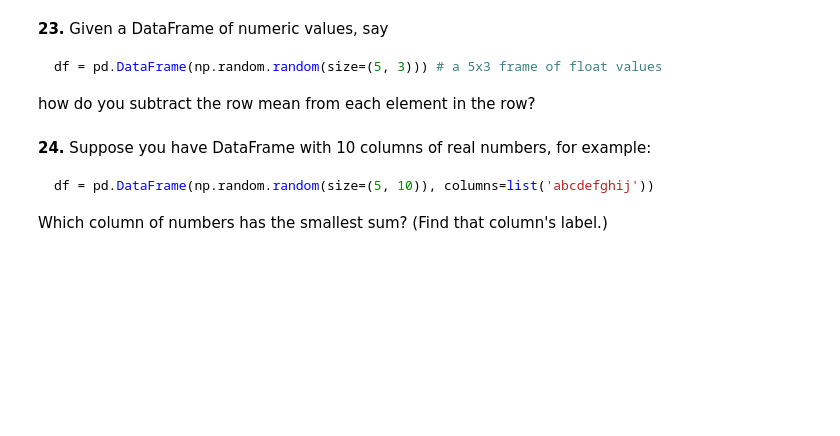
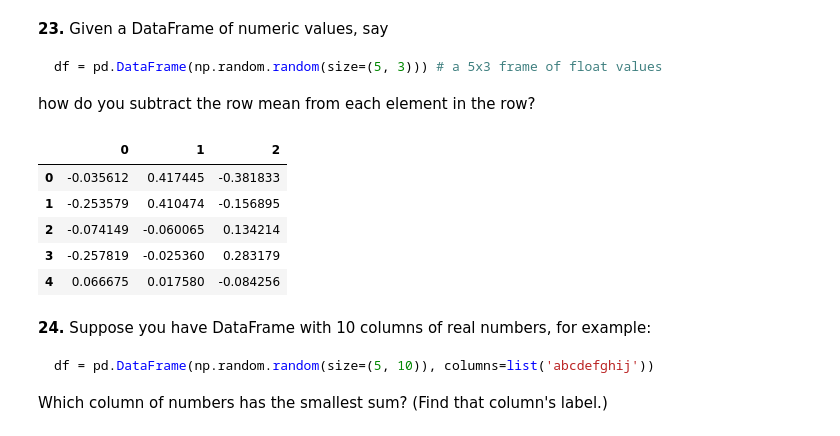
Before and after one commit to Islompulatov/strive_exer_ai_feb22, a Jupyter notebook: Chapter 01/06. Pandas/100-pandas-puzzles.ipynb, the cells around one changed output. Cells and saved outputs as stored; diff of their text form; code cells hidden in the pictures; blank space fills up the shorter version.

````diff
--- a/Chapter 01/06. Pandas/100-pandas-puzzles.ipynb
+++ b/Chapter 01/06. Pandas/100-pandas-puzzles.ipynb
@@ -302,6 +345,16 @@ df = pd.DataFrame(np.random.random(size=(5, 3))) # a 5x3 frame of float values
 ```
 
 how do you subtract the row mean from each element in the row?
+# %%
+df = pd.DataFrame(np.random.random(size = (5,3)))
+df.sub(df.mean(axis=1), axis=0)
+# %% [output]
+|  | 0 | 1 | 2 |
+| 0 | -0.035612 | 0.417445 | -0.381833 |
+| 1 | -0.253579 | 0.410474 | -0.156895 |
+| 2 | -0.074149 | -0.060065 | 0.134214 |
+| 3 | -0.257819 | -0.025360 | 0.283179 |
+| 4 | 0.066675 | 0.017580 | -0.084256 |
 # %% [markdown]
 **24.** Suppose you have DataFrame with 10 columns of real numbers, for example:
 
````
Also changed, not shown: parts of 8 cells of this notebook, 2 other files.
